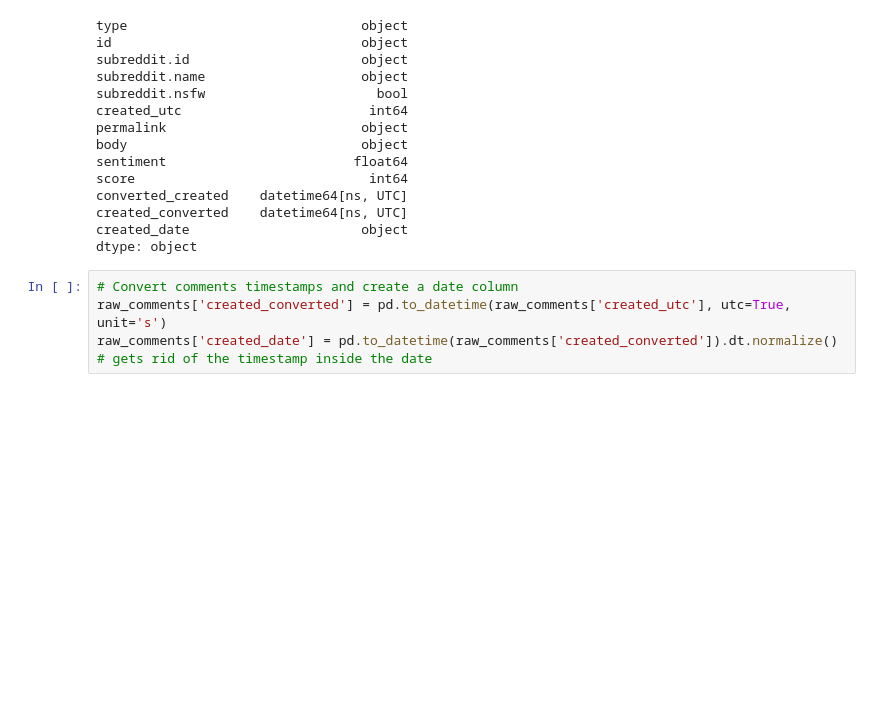
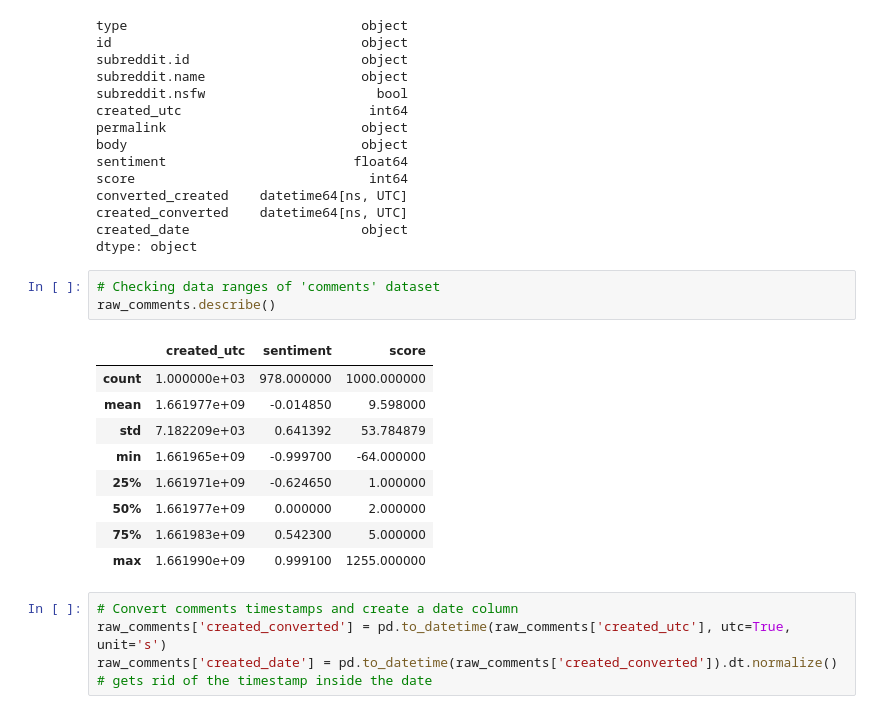
Before and after one commit to anjaghub/datascience_project_2023, a Jupyter notebook: reddit_climate_change.ipynb, the cells around one changed output. Drawn from its saved outputs; the diff is of its cells as text; blank space fills up the shorter version.

```diff
--- a/reddit_climate_change.ipynb
+++ b/reddit_climate_change.ipynb
@@ -92,6 +106,19 @@ converted_created    datetime64[ns, UTC]
 created_converted    datetime64[ns, UTC]
 created_date                      object
 dtype: object
+# %%
+# Checking data ranges of 'comments' dataset
+raw_comments.describe()
+# %% [output]
+|  | created_utc | sentiment | score |
+| count | 1.000000e+03 | 978.000000 | 1000.000000 |
+| mean | 1.661977e+09 | -0.014850 | 9.598000 |
+| std | 7.182209e+03 | 0.641392 | 53.784879 |
+| min | 1.661965e+09 | -0.999700 | -64.000000 |
+| 25% | 1.661971e+09 | -0.624650 | 1.000000 |
+| 50% | 1.661977e+09 | 0.000000 | 2.000000 |
+| 75% | 1.661983e+09 | 0.542300 | 5.000000 |
+| max | 1.661990e+09 | 0.999100 | 1255.000000 |
 # %%
 # Convert comments timestamps and create a date column
 raw_comments['created_converted'] = pd.to_datetime(raw_comments['created_utc'], utc=True, unit='s')
```
Also changed, not shown: parts of 15 cells of this notebook.
